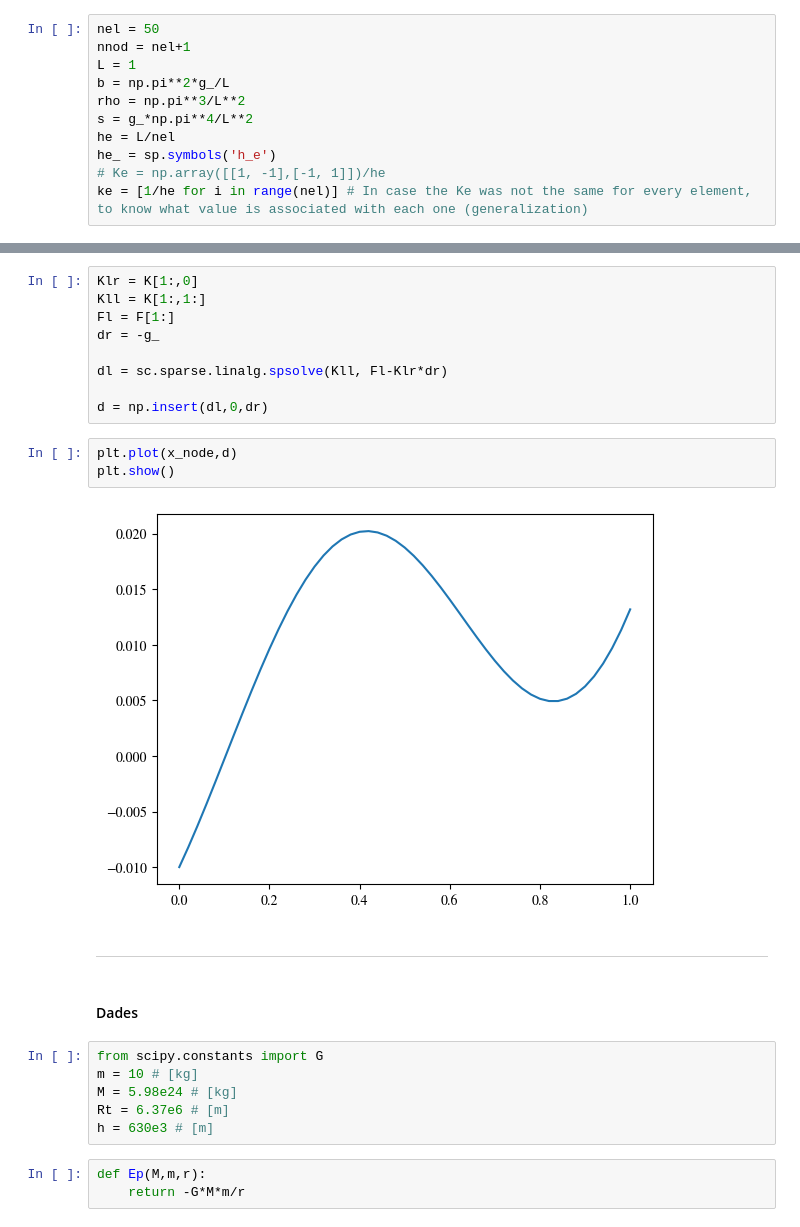
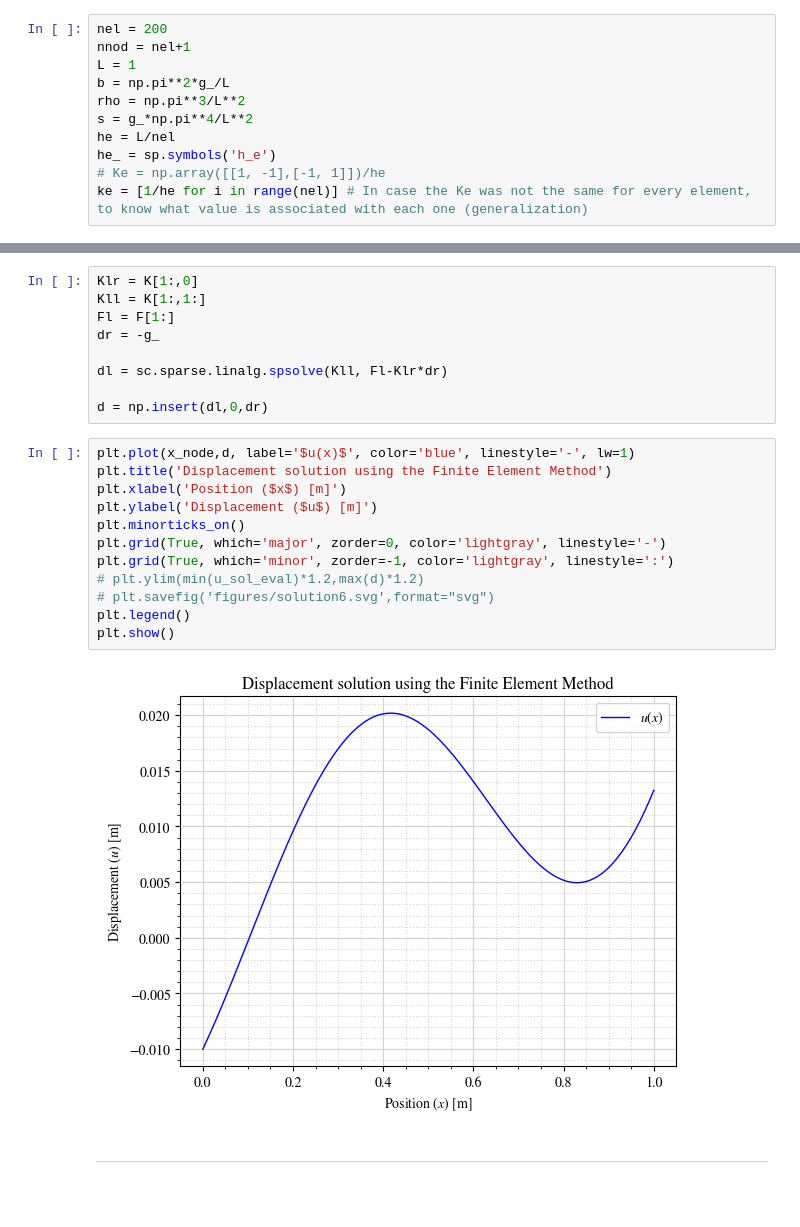
Before and after one commit to SerMarFe/CAE_exercices, a Jupyter notebook: practica1.ipynb, the cells around one changed output, grey strips where cells are left out. Drawn from its saved outputs; the diff is of its cells as text; blank space fills up the shorter version.

Commit message:
add part 1.7 and finish plots

```diff
--- a/practica1.ipynb
+++ b/practica1.ipynb
@@ -159,7 +159,7 @@ plt.show()
 import scipy as sc
 # import random
 # %%
-nel = 50
+nel = 200
 nnod = nel+1
 L = 1
 b = np.pi**2*g_/L
@@ -257,21 +253,19 @@ dr = -g_
 dl = sc.sparse.linalg.spsolve(Kll, Fl-Klr*dr)
 
 d = np.insert(dl,0,dr)
-# %%
-plt.plot(x_node,d)
-plt.show()
-# %% [output]
-[figure, removed]
+# %%
+plt.plot(x_node,d, label='$u(x)$', color='blue', linestyle='-', lw=1)
+plt.title('Displacement solution using the Finite Element Method')
+plt.xlabel('Position ($x$) [m]')
+plt.ylabel('Displacement ($u$) [m]')
+plt.minorticks_on()
+plt.grid(True, which='major', zorder=0, color='lightgray', linestyle='-')
+plt.grid(True, which='minor', zorder=-1, color='lightgray', linestyle=':')
+# plt.ylim(min(u_sol_eval)*1.2,max(d)*1.2)
+# plt.savefig('figures/solution6.svg',format="svg")
+plt.legend()
+plt.show()
+# %% [output]
+[figure, added]
 # %% [markdown]
 ---
-# %% [markdown]
-#### Dades
-# %%
-from scipy.constants import G
-m = 10 # [kg]
-M = 5.98e24 # [kg]
-Rt = 6.37e6 # [m]
-h = 630e3 # [m]
-# %%
-def Ep(M,m,r):
-    return -G*M*m/r
```
Also changed, not shown: parts of 8 cells of this notebook, 2 other files.
